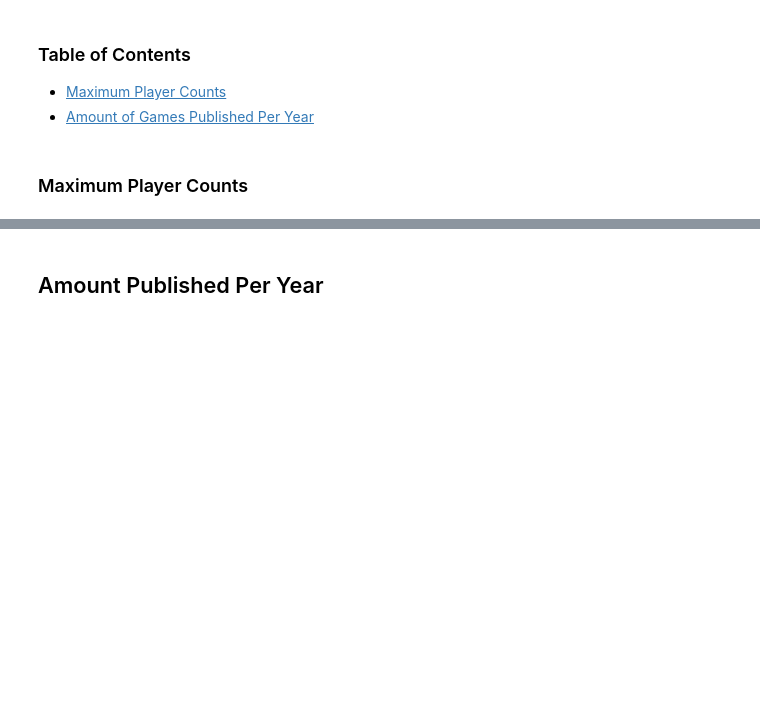
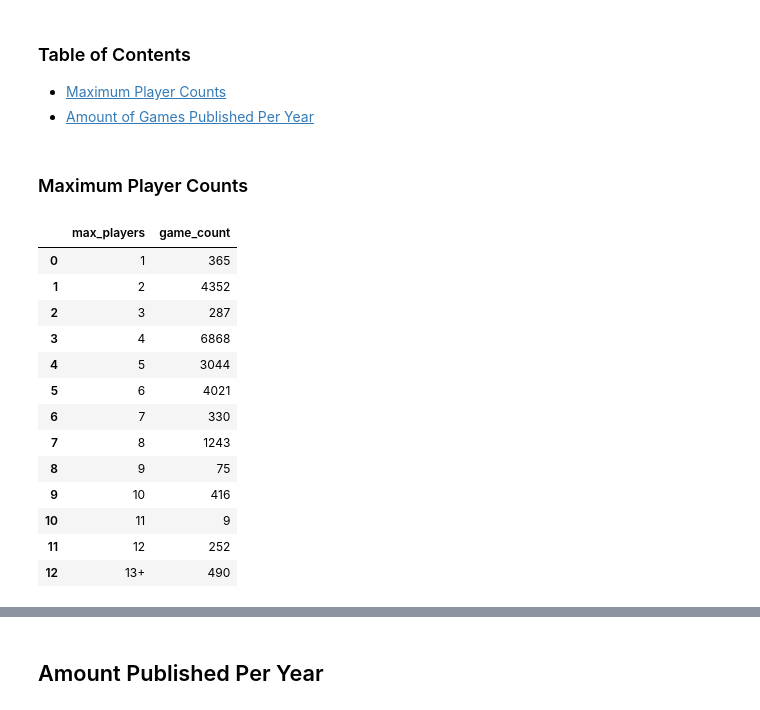
Before and after one commit to samueldtodd/datascience, a Jupyter notebook: bgg_visualisation/BGG Data Visualisation.ipynb, the cells around one changed output, grey strips where cells are left out. Drawn from its saved outputs; the diff is of its cells as text; code cells hidden in the pictures; blank space fills up the shorter version.

```diff
--- a/bgg_visualisation/BGG Data Visualisation.ipynb
+++ b/bgg_visualisation/BGG Data Visualisation.ipynb
@@ -18,4 +20,5 @@ games = pd.read_csv('datasets/games.csv')
 # %% [markdown]
 ### Maximum Player Counts <a class="anchor" id="max_player_count"></a>
 # %%
-players_df = games.groupby('MaxPlayers').count()[['BGGId']].reset_index()
+#count the number of games of each player count, rename columns
+players_df = games.groupby('MaxPlayers').count()[['BGGId']].reset_index().rename(columns = {'MaxPlayers':'max_players','BGGId':'game_count'})
@@ -29 +33,18 @@ players_df = players_df[players_df['max_players'] < 13]
 players_df = players_df.append({'max_players':'13+','game_count': thirteen_above_count}, ignore_index = True)
+# %%
+players_df
+# %% [output]
+|  | max_players | game_count |
+| 0 | 1 | 365 |
+| 1 | 2 | 4352 |
+| 2 | 3 | 287 |
+| 3 | 4 | 6868 |
+| 4 | 5 | 3044 |
+| 5 | 6 | 4021 |
+| 6 | 7 | 330 |
+| 7 | 8 | 1243 |
+| 8 | 9 | 75 |
+| 9 | 10 | 416 |
+| 10 | 11 | 9 |
+| 11 | 12 | 252 |
+| 12 | 13+ | 490 |
```
Also changed, not shown: parts of 8 cells of this notebook.
